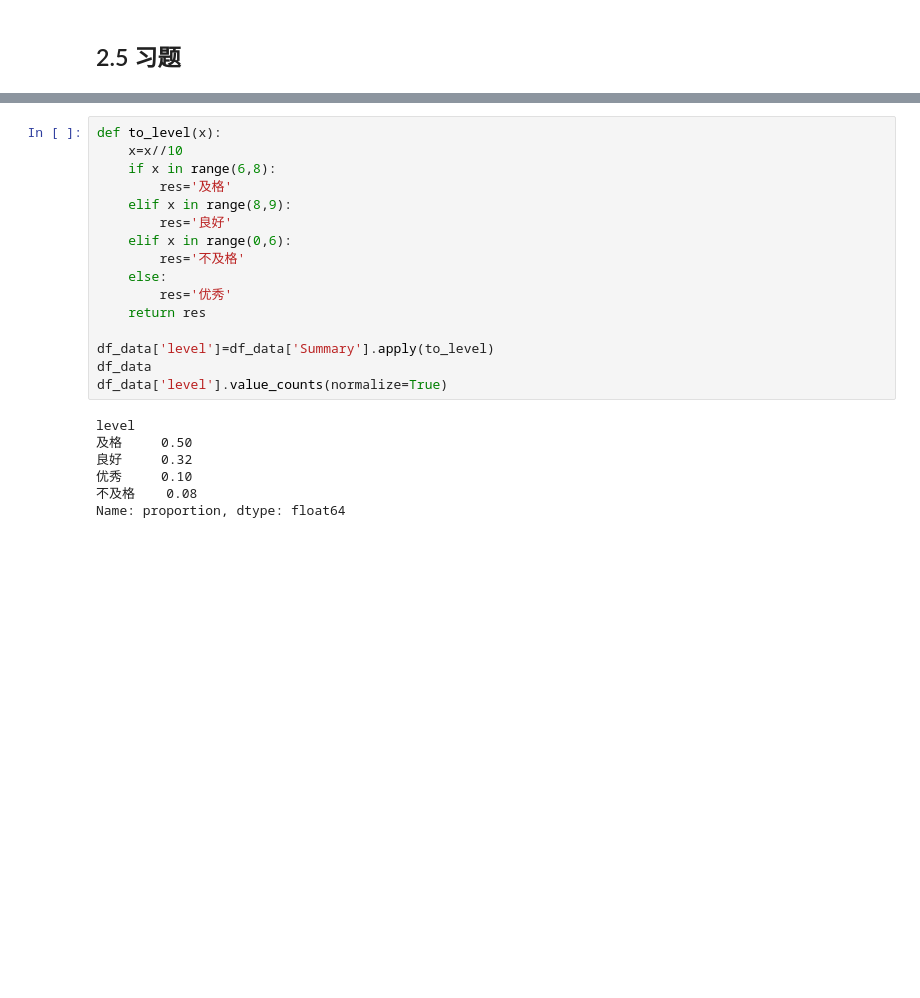
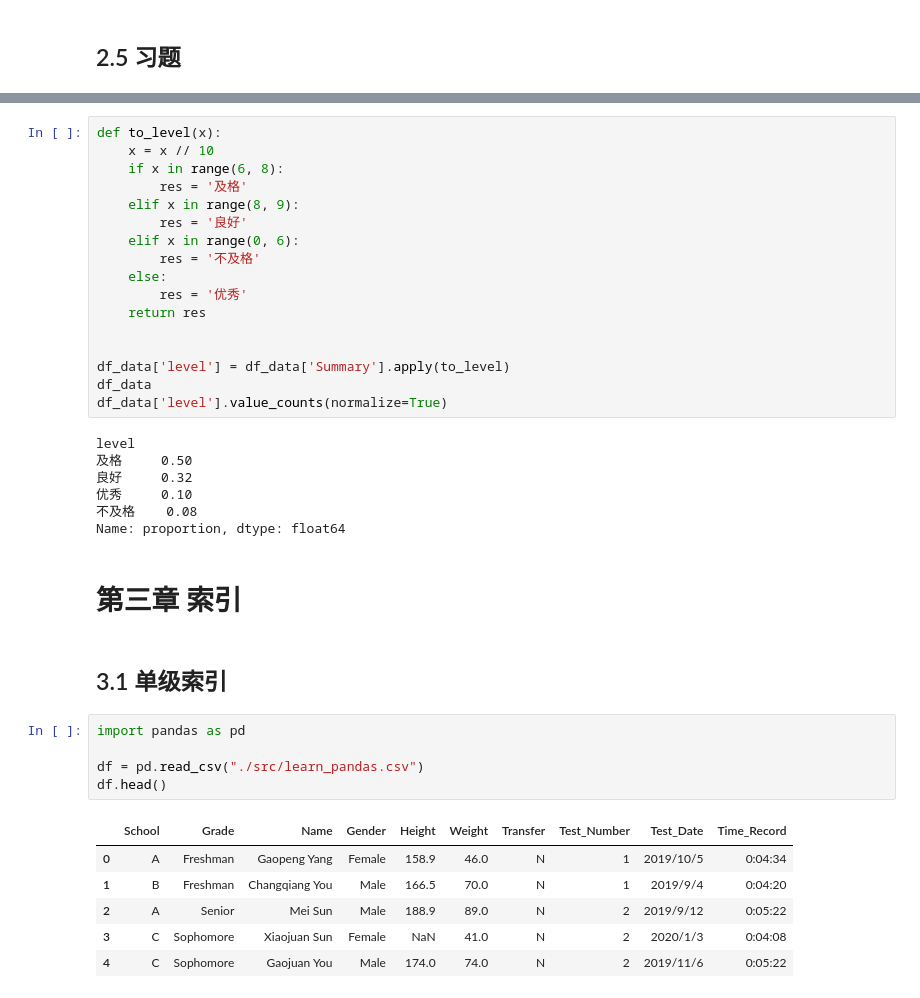
Before and after one commit to shawVV1992/StudyNote, a Jupyter notebook: DA_study/pandas/pandas数据处理与分析.ipynb, the cells around one changed output, grey strips where cells are left out. Cells and saved outputs as stored; diff of their text form; blank space fills up the shorter version.

```diff
--- a/DA_study/pandas/pandas数据处理与分析.ipynb
+++ b/DA_study/pandas/pandas数据处理与分析.ipynb
@@ -587,18 +589,19 @@ df_data
 200 rows × 6 columns
 # %%
 def to_level(x):
-    x=x//10
-    if x in range(6,8):
-        res='及格'
-    elif x in range(8,9):
-        res='良好'
-    elif x in range(0,6):
-        res='不及格'
+    x = x // 10
+    if x in range(6, 8):
+        res = '及格'
+    elif x in range(8, 9):
+        res = '良好'
+    elif x in range(0, 6):
+        res = '不及格'
     else:
-        res='优秀'
+        res = '优秀'
     return res
 
-df_data['level']=df_data['Summary'].apply(to_level)
+
+df_data['level'] = df_data['Summary'].apply(to_level)
 df_data
 df_data['level'].value_counts(normalize=True)
 # %% [output]
@@ -608,3 +611,19 @@ level
 优秀     0.10
 不及格    0.08
 Name: proportion, dtype: float64
+# %% [markdown]
+# 第三章 索引
+# %% [markdown]
+## 3.1 单级索引
+# %%
+import pandas as pd
+
+df = pd.read_csv("./src/learn_pandas.csv")
+df.head()
+# %% [output]
+|  | School | Grade | Name | Gender | Height | Weight | Transfer | Test_Number | Test_Date | Time_Record |
+| 0 | A | Freshman | Gaopeng Yang | Female | 158.9 | 46.0 | N | 1 | 2019/10/5 | 0:04:34 |
+| 1 | B | Freshman | Changqiang You | Male | 166.5 | 70.0 | N | 1 | 2019/9/4 | 0:04:20 |
+| 2 | A | Senior | Mei Sun | Male | 188.9 | 89.0 | N | 2 | 2019/9/12 | 0:05:22 |
+| 3 | C | Sophomore | Xiaojuan Sun | Female | NaN | 41.0 | N | 2 | 2020/1/3 | 0:04:08 |
+| 4 | C | Sophomore | Gaojuan You | Male | 174.0 | 74.0 | N | 2 | 2019/11/6 | 0:05:22 |
```
Also changed, not shown: parts of 20 cells of this notebook.
